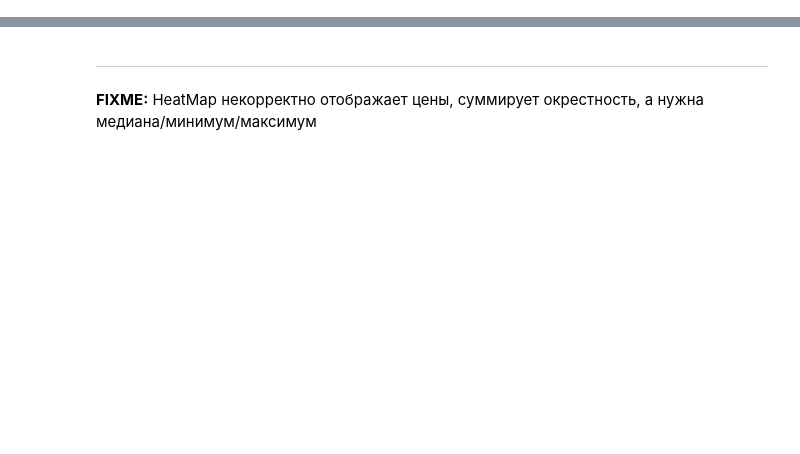
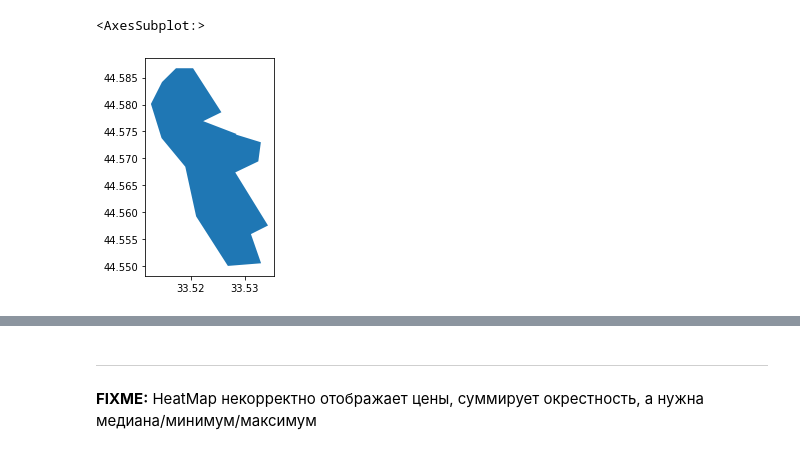
Before and after one commit to smechanoid/avito-parser, a Jupyter notebook: 03-analysis.ipynb, the cells around one changed output, grey strips where cells are left out. Saved outputs shown, nothing was run; the diff lists cells and outputs as text; code cells hidden in the pictures; blank space fills up the shorter version.

```diff
--- a/03-analysis.ipynb
+++ b/03-analysis.ipynb
@@ -30,0 +53,14 @@ df.sample(3)[['title','adr','latitude','longitude','priceM']]
+# %%
+from shapely.geometry import Polygon
+
+coo = pd.read_csv('data/ostr.csv',header=None)
+# %%
+gdf_frames = gpd.GeoDataFrame(
+        { 'name': ['Севастополь, микрорайон Острякова',],},
+        geometry=[ Polygon( coo[[1,0]].values ), ],
+    ).set_crs(epsg=3857)
+
+gdf_frames.plot()
+# %% [output]
+<AxesSubplot:>
+[figure, added]
```
Also changed, not shown: parts of 22 cells of this notebook.
